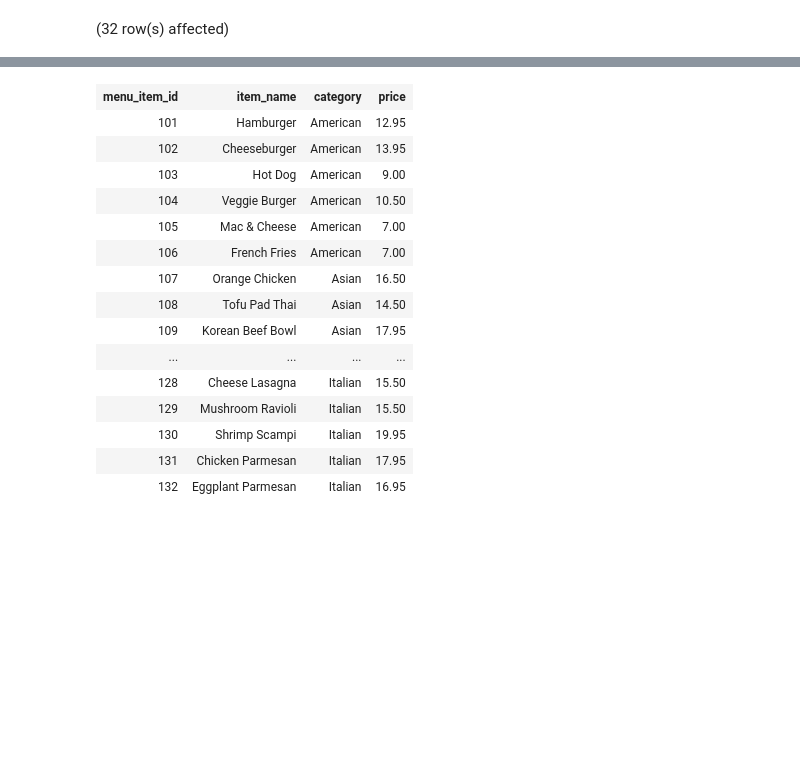
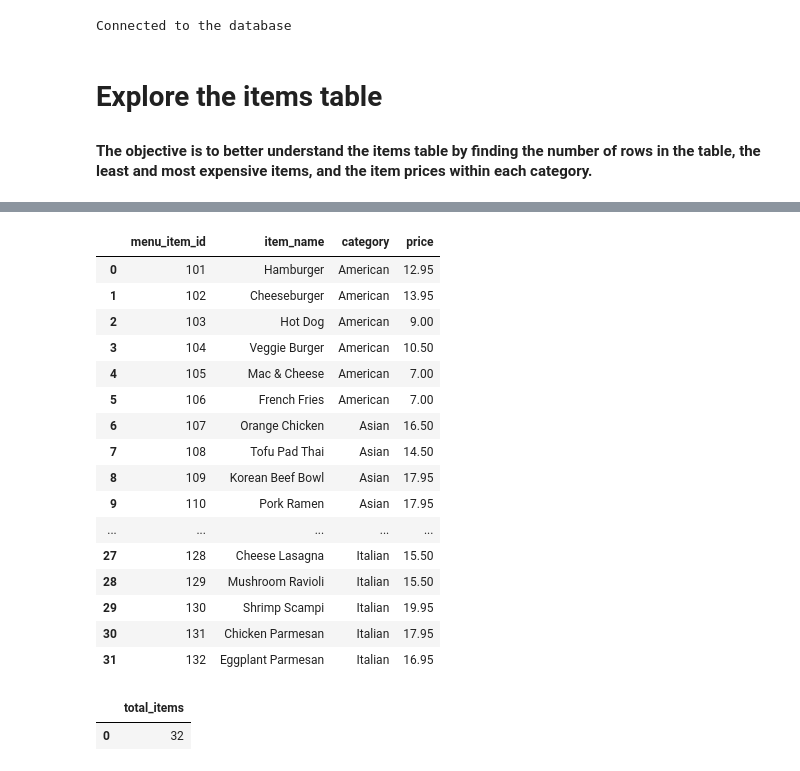
Before and after one commit to zainhaidar16/Restaurant-Order-Analysis, a Jupyter notebook: Restaurant Order Analysis.ipynb, the cells around one changed output, grey strips where cells are left out. Drawn from its saved outputs; the diff is of its cells as text; code cells hidden in the pictures; blank space fills up the shorter version.

```diff
--- a/Restaurant Order Analysis.ipynb
+++ b/Restaurant Order Analysis.ipynb
@@ -6,5 +1,37 @@ Total execution time: 00:00:00.001
+# %%
+import mysql.connector
+import pandas as pd
+
+# Database conn details
+db_config = {
+    'host': 'localhost',
+    'user': 'root',
+    'password': 'root',
+    'database': 'restaurant_db',
+}
+
+def execute_sql_query(sql_query, conn):
+    try:
+        # Execute the SQL query and return the result as a DataFrame
+        return pd.read_sql_query(sql_query, conn)
+
+    except mysql.connector.Error as err:
+        print(f"Error: {err}")
+        return None
+
+# Establish a conn to the database
+conn = mysql.connector.connect(**db_config)
+
+if conn.is_connected():
+    print("Connected to the database")
+# %% [output]
+Connected to the database
+# %% [markdown]
+# Explore the items table
+#### The objective is to better understand the items table by finding the number of rows in the table, the least and most expensive items, and the item prices within each category.
 # %%
--- View menu_items table
-SELECT * FROM menu_items;
+# view items from menu_items
+sql_query = 'SELECT * FROM menu_items'
+df = execute_sql_query(sql_query,conn)
+df
 # %% [output]
-(32 row(s) affected)
@@ -12,16 +38,25 @@ Total execution time: 00:00:01.013
-| menu_item_id | item_name | category | price |
-| 101 | Hamburger | American | 12.95 |
-| 102 | Cheeseburger | American | 13.95 |
-| 103 | Hot Dog | American | 9.00 |
-| 104 | Veggie Burger | American | 10.50 |
-| 105 | Mac & Cheese | American | 7.00 |
-| 106 | French Fries | American | 7.00 |
-| 107 | Orange Chicken | Asian | 16.50 |
-| 108 | Tofu Pad Thai | Asian | 14.50 |
-| 109 | Korean Beef Bowl | Asian | 17.95 |
-| ... | ... | ... | ... |
-| 128 | Cheese Lasagna | Italian | 15.50 |
-| 129 | Mushroom Ravioli | Italian | 15.50 |
-| 130 | Shrimp Scampi | Italian | 19.95 |
-| 131 | Chicken Parmesan | Italian | 17.95 |
-| 132 | Eggplant Parmesan | Italian | 16.95 |
+|  | menu_item_id | item_name | category | price |
+| 0 | 101 | Hamburger | American | 12.95 |
+| 1 | 102 | Cheeseburger | American | 13.95 |
+| 2 | 103 | Hot Dog | American | 9.00 |
+| 3 | 104 | Veggie Burger | American | 10.50 |
+| 4 | 105 | Mac & Cheese | American | 7.00 |
+| 5 | 106 | French Fries | American | 7.00 |
+| 6 | 107 | Orange Chicken | Asian | 16.50 |
+| 7 | 108 | Tofu Pad Thai | Asian | 14.50 |
+| 8 | 109 | Korean Beef Bowl | Asian | 17.95 |
+| 9 | 110 | Pork Ramen | Asian | 17.95 |
+| ... | ... | ... | ... | ... |
+| 27 | 128 | Cheese Lasagna | Italian | 15.50 |
+| 28 | 129 | Mushroom Ravioli | Italian | 15.50 |
+| 29 | 130 | Shrimp Scampi | Italian | 19.95 |
+| 30 | 131 | Chicken Parmesan | Italian | 17.95 |
+| 31 | 132 | Eggplant Parmesan | Italian | 16.95 |
+# %%
+# Total Number of items on the menu
+sql_query = "SELECT COUNT(menu_item_id) AS total_items FROM menu_items"
+df = execute_sql_query(sql_query, conn)
+df
+# %% [output]
+|  | total_items |
+| 0 | 32 |
```
Also changed, not shown: parts of 25 cells of this notebook.
